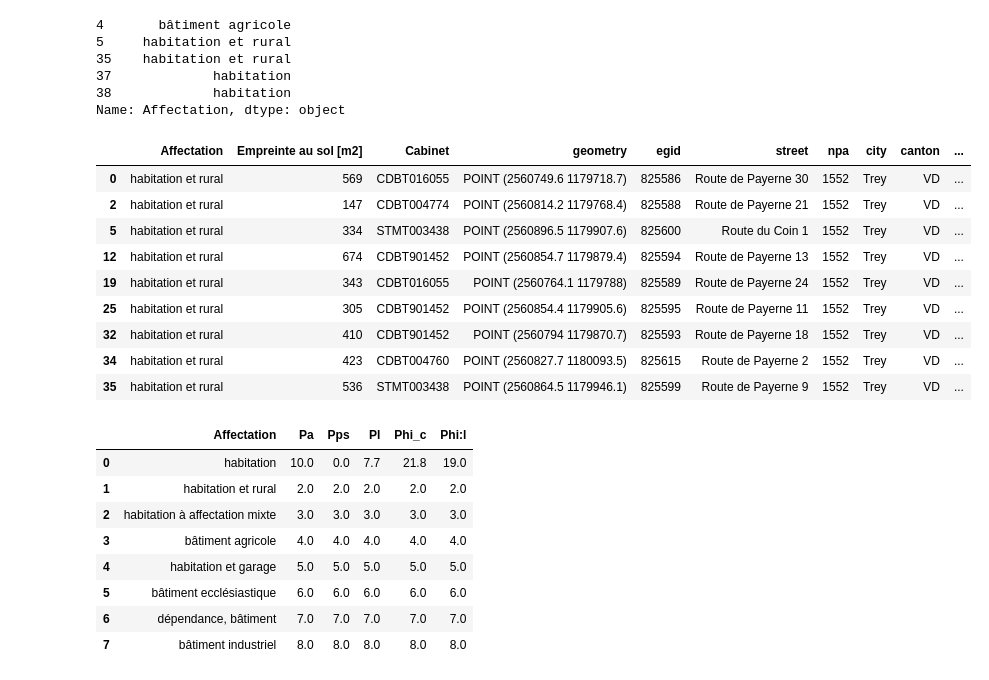
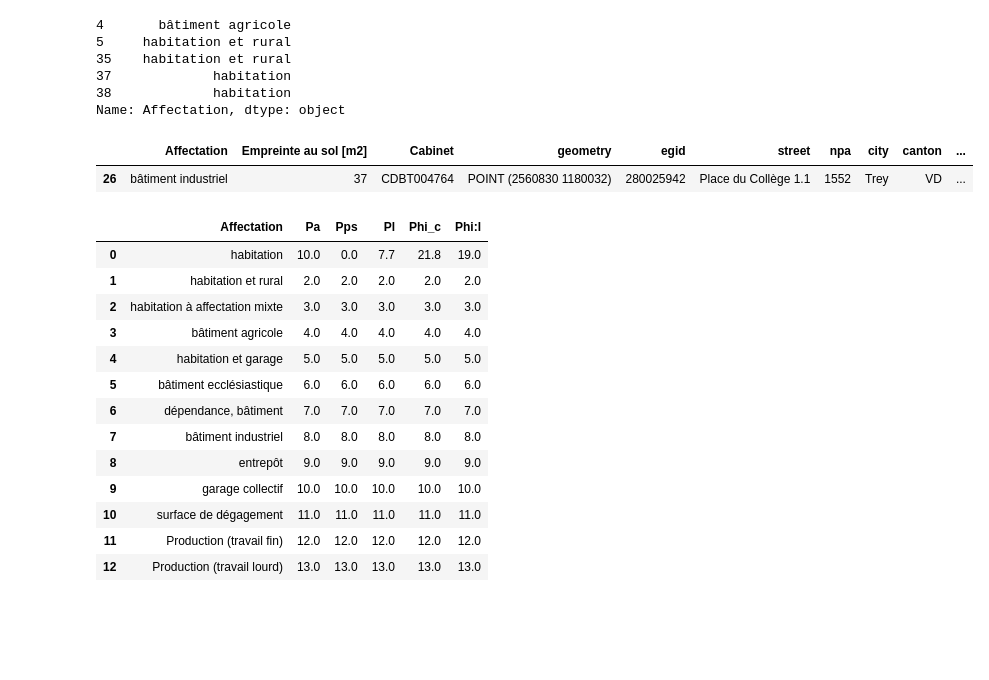
Before and after one commit to karim-bergoug/rhtlab_DKM, a Jupyter notebook: Projet-Groupe1-DKM/my_file_Danny.ipynb, the cells around one changed output. Saved outputs shown, nothing was run; the diff lists cells and outputs as text; code cells hidden in the pictures; blank space fills up the shorter version.

```diff
--- a/Projet-Groupe1-DKM/my_file_Danny.ipynb
+++ b/Projet-Groupe1-DKM/my_file_Danny.ipynb
@@ -56,18 +56,10 @@ df_habitations.loc[df_habitations["Cabinet"] == "STMT003438"]["Affectation"]
 Name: Affectation, dtype: object
 # %%
 ##test = df_habitations.loc[df_habitations["Affectation"] == "habitation"]
-df_habitations.loc[df_habitations["Affectation"] == "habitation et rural"]
+df_habitations.loc[df_habitations["Affectation"] == "bâtiment industriel"]
 # %% [output]
 |  | Affectation | Empreinte au sol [m2] | Cabinet | geometry | egid | street | npa | city | canton | ... |
-| 0 | habitation et rural | 569 | CDBT016055 | POINT (2560749.6 1179718.7) | 825586 | Route de Payerne 30 | 1552 | Trey | VD | ... |
-| 2 | habitation et rural | 147 | CDBT004774 | POINT (2560814.2 1179768.4) | 825588 | Route de Payerne 21 | 1552 | Trey | VD | ... |
-| 5 | habitation et rural | 334 | STMT003438 | POINT (2560896.5 1179907.6) | 825600 | Route du Coin 1 | 1552 | Trey | VD | ... |
-| 12 | habitation et rural | 674 | CDBT901452 | POINT (2560854.7 1179879.4) | 825594 | Route de Payerne 13 | 1552 | Trey | VD | ... |
-| 19 | habitation et rural | 343 | CDBT016055 | POINT (2560764.1 1179788) | 825589 | Route de Payerne 24 | 1552 | Trey | VD | ... |
-| 25 | habitation et rural | 305 | CDBT901452 | POINT (2560854.4 1179905.6) | 825595 | Route de Payerne 11 | 1552 | Trey | VD | ... |
-| 32 | habitation et rural | 410 | CDBT901452 | POINT (2560794 1179870.7) | 825593 | Route de Payerne 18 | 1552 | Trey | VD | ... |
-| 34 | habitation et rural | 423 | CDBT004760 | POINT (2560827.7 1180093.5) | 825615 | Route de Payerne 2 | 1552 | Trey | VD | ... |
-| 35 | habitation et rural | 536 | STMT003438 | POINT (2560864.5 1179946.1) | 825599 | Route de Payerne 9 | 1552 | Trey | VD | ... |
+| 26 | bâtiment industriel | 37 | CDBT004764 | POINT (2560830 1180032) | 280025942 | Place du Collège 1.1 | 1552 | Trey | VD | ... |
 # %%
 type_electrique = {
     "Affectation": [
@@ -79,12 +71,17 @@ type_electrique = {
         "bâtiment ecclésiastique",
         "dépendance, bâtiment",
         "bâtiment industriel",
+        "entrepôt",
+        "garage collectif",
+        "surface de dégagement",
+        "Production (travail fin)",
+        "Production (travail lourd)",
     ],
-    "Pa": [10.0, 2, 3, 4, 5, 6, 7, 8],
-    "Pps": [0.0, 2, 3, 4, 5, 6, 7, 8],
-    "Pl": [7.7, 2, 3, 4, 5, 6, 7, 8],
-    "Phi_c": [21.8, 2, 3, 4, 5, 6, 7, 8],
-    "Phi:l": [19.0, 2, 3, 4, 5, 6, 7, 8],
+    "Pa": [10.0, 2, 3, 4, 5, 6, 7, 8, 9, 10, 11, 12, 13],
+    "Pps": [0.0, 2, 3, 4, 5, 6, 7, 8, 9, 10, 11, 12, 13],
+    "Pl": [7.7, 2, 3, 4, 5, 6, 7, 8, 9, 10, 11, 12, 13],
+    "Phi_c": [21.8, 2, 3, 4, 5, 6, 7, 8, 9, 10, 11, 12, 13],
+    "Phi:l": [19.0, 2, 3, 4, 5, 6, 7, 8, 9, 10, 11, 12, 13],
 }
 df_type_electrique = pd.DataFrame(type_electrique)
 df_type_electrique
@@ -98,3 +95,8 @@ df_type_electrique
 | 5 | bâtiment ecclésiastique | 6.0 | 6.0 | 6.0 | 6.0 | 6.0 |
 | 6 | dépendance, bâtiment | 7.0 | 7.0 | 7.0 | 7.0 | 7.0 |
 | 7 | bâtiment industriel | 8.0 | 8.0 | 8.0 | 8.0 | 8.0 |
+| 8 | entrepôt | 9.0 | 9.0 | 9.0 | 9.0 | 9.0 |
+| 9 | garage collectif | 10.0 | 10.0 | 10.0 | 10.0 | 10.0 |
+| 10 | surface de dégagement | 11.0 | 11.0 | 11.0 | 11.0 | 11.0 |
+| 11 | Production (travail fin) | 12.0 | 12.0 | 12.0 | 12.0 | 12.0 |
+| 12 | Production (travail lourd) | 13.0 | 13.0 | 13.0 | 13.0 | 13.0 |
```
